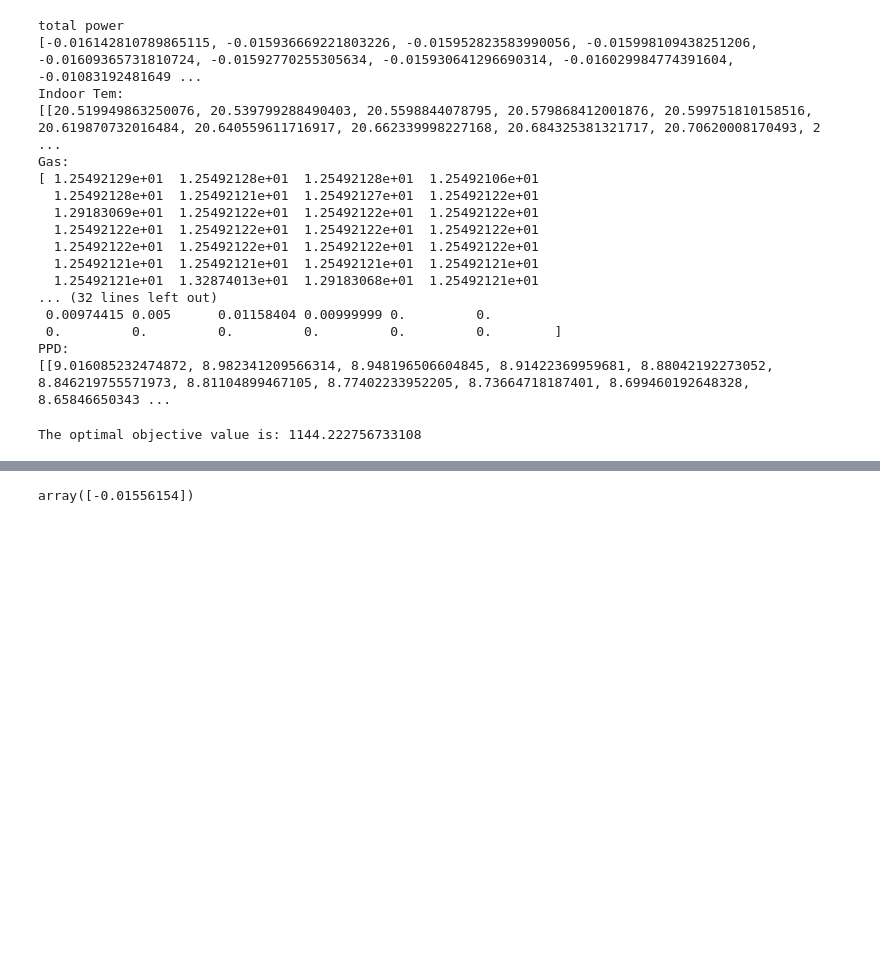
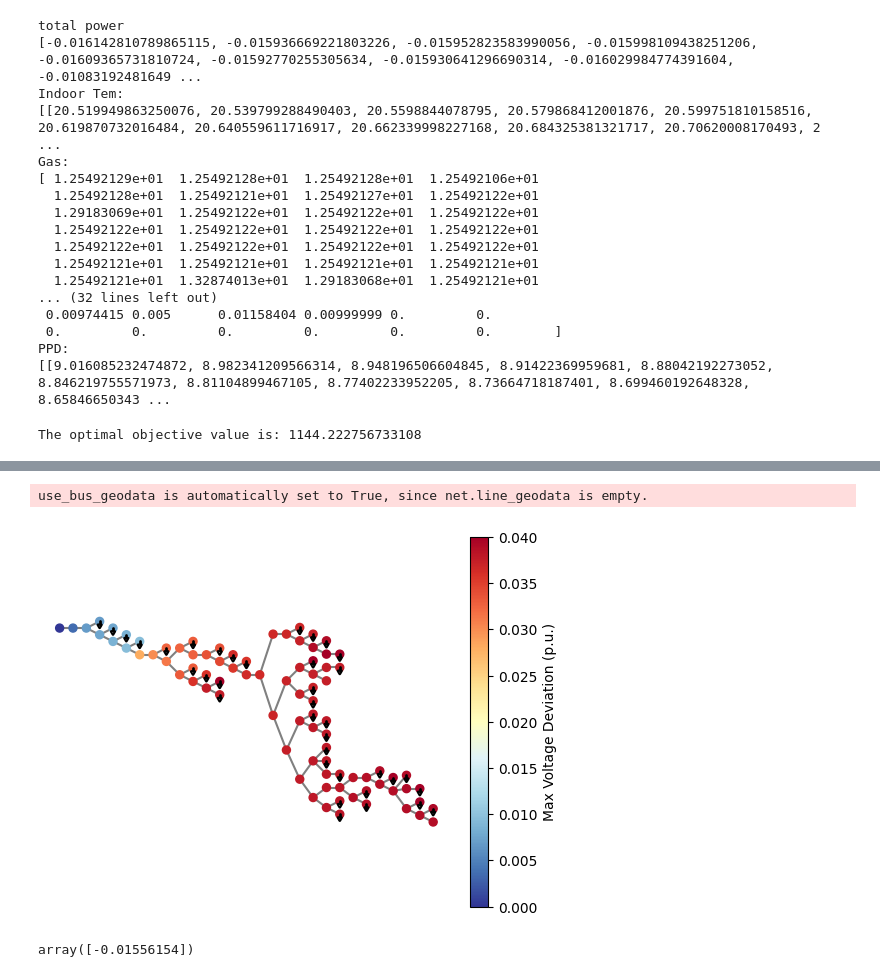
Before and after one commit to XinLiTue/Congestion-Management-based-on-Thermal-Comfort, a Jupyter notebook: FullModel.ipynb, the cells around one changed output, grey strips where cells are left out. Saved outputs shown, nothing was run; the diff lists cells and outputs as text; code cells hidden in the pictures; blank space fills up the shorter version.

Commit message:
Add new thermal model, and need to complete afterwards; Add new network fig while need to add HHP location then

```diff
--- a/FullModel.ipynb
+++ b/FullModel.ipynb
@@ -163 +284,52 @@ if __name__ == "__main__":
+# %%
+import pandapower as pp
+import pandapower.plotting as plot
+import matplotlib.pyplot as plt
+import numpy as np
+
+def plot_network_with_voltage_dev(net, max_voltage_dev):
+
+    fig, ax = plt.subplots()
+
+    # line set
+    lc = plot.create_line_collection(net, lines=net.line.index, color="grey", zorder=1)
+
+    # set colormap and norm
+    cmap = plt.get_cmap('RdYlBu_r')
+    norm = plt.Normalize(vmin=min(max_voltage_dev), vmax=max(max_voltage_dev))
+
+    # set max_voltage_dev to color
+    colors = [cmap(norm(value)) for value in max_voltage_dev]
+    bus_size = 0.3
+    # set for bus using Musculoskeletal Disorders
+    bc = plot.create_bus_collection(
+        net,
+        buses=net.bus.index,
+        size=bus_size,
+        color=colors,  # manual color
+        zorder=2
+    )
+
+    # load collection
+    collections = [lc, bc]
+    if net.load.shape[0] > 0:  # check load exist
+        lac = plot.create_load_collection(net, size=bus_size/2, color='black', zorder=2)
+        collections.append(lac)
+
+    # plot collection
+    plot.draw_collections(collections, ax=ax)
+
+    # add colorbar
+    sm = plt.cm.ScalarMappable(cmap=cmap, norm=norm)
+    sm.set_array(max_voltage_dev)
+    plt.colorbar(sm, ax=ax, label='Max Voltage Deviation (p.u.)')
+    plt.savefig('result/voltage_dev_plot.png', dpi=300, bbox_inches='tight')
+
+    plt.show()
+
+
+plot_network_with_voltage_dev(net, max_voltage_dev)
+# %% [output]
+use_bus_geodata is automatically set to True, since net.line_geodata is empty.
+[figure, added]
 # %%
```
Also changed, not shown: parts of 13 cells of this notebook, 5 other files.
